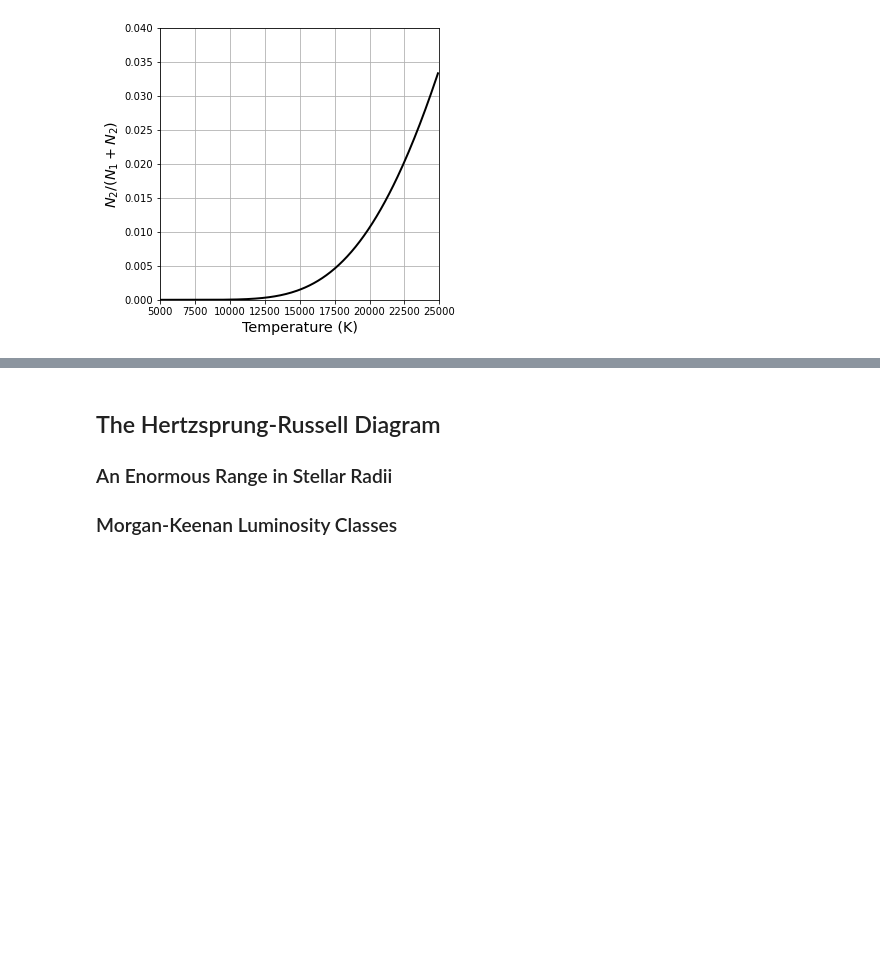
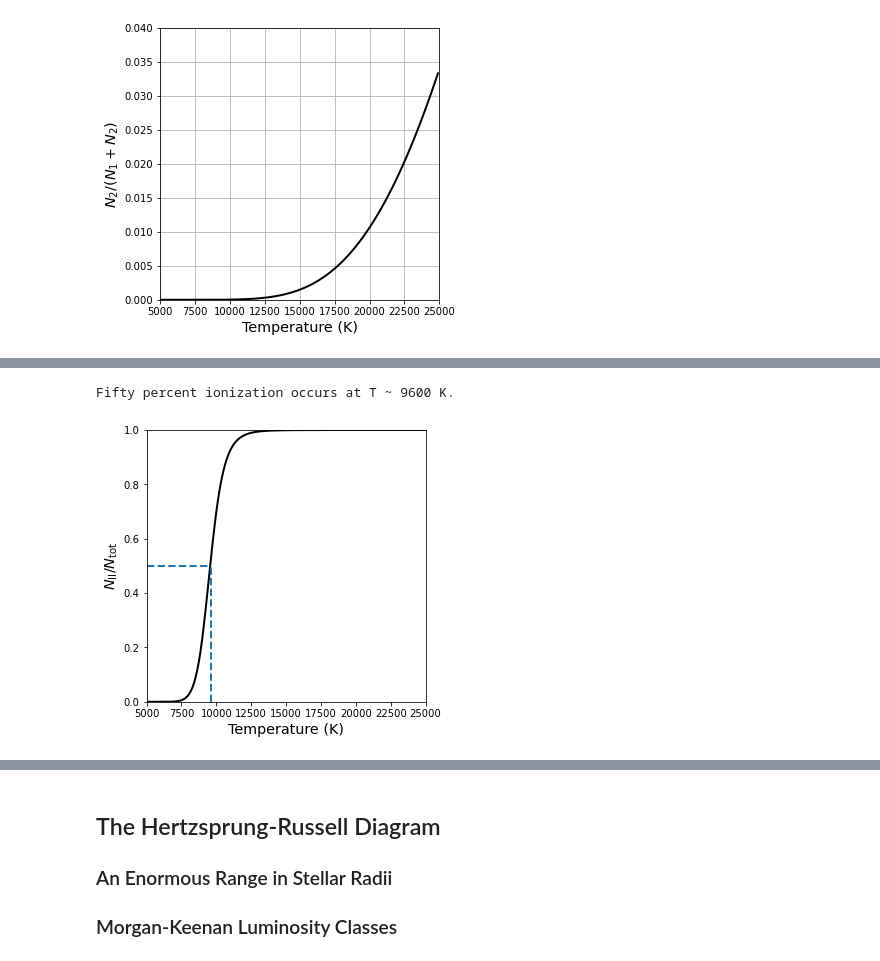
Before and after one commit to saturnaxis/ModernAstro, a Jupyter notebook: docs/_sources/Chapter_8/classification-of-stellar-spectra.ipynb, the cells around one changed output, grey strips where cells are left out. Drawn from its saved outputs; the diff is of its cells as text; code cells hidden in the pictures; blank space fills up the shorter version.

```diff
--- a/docs/_sources/Chapter_8/classification-of-stellar-spectra.ipynb
+++ b/docs/_sources/Chapter_8/classification-of-stellar-spectra.ipynb
@@ -290,0 +313,36 @@ Equation 8 is nown as the **Saha equation**, after the Indian astrophysicist [Me
+# %%
+def Saha_Eq_H12(P_e,T):
+    #return the fraction of ionized particles (N_II/N_I) for a pure hydrogen gas
+    kT = k_boltz*T
+    Z_I = 2. + 8.*np.exp(-10.2/kT)
+    return (2*kT/P_e)*(Z_II/Z_I)*(2.*np.pi*m_e*kT/h**2)**1.5*np.exp(-chi_I/kT)
+
+k_boltz = 1.38064852e-23 #J/K
+#Convert to Joules because P_e is in N/m^2
+chi_I = 13.6*1.60218e-19 #convert eV to J
+m_e = 9.10938356e-31 #kg; mass of electron; https://en.wikipedia.org/wiki/Electron
+h = 6.62607004e-34 #J/s Planck constant
+Z_II = 1.
+fs = 'x-large'
+
+fig = plt.figure(figsize=(5,5))
+ax = fig.add_subplot(111)
+T_rng = np.arange(5000,2.5e4,100)
+NII_NI = Saha_Eq_H12(20,T_rng)
+NII_Ntot = NII_NI/(1.+NII_NI)
+ax.plot(T_rng,NII_Ntot,'k-',lw=2)
+
+fifty_pct = np.where(np.abs(NII_Ntot-0.5)<0.025)[0]
+ax.axhline(0.5,0,(T_rng[fifty_pct]-5000)/2e4,linestyle='--',lw=2)
+ax.axvline(T_rng[fifty_pct],0,0.5,linestyle='--',lw=2)
+print("Fifty percent ionization occurs at T ~ %4d K." % T_rng[fifty_pct])
+
+ax.set_xlim(5000,25000)
+ax.set_ylim(0,1)
+
+
+ax.set_xlabel("Temperature (K)",fontsize=fs)
+ax.set_ylabel("$N_{\\rm II}/N_{\\rm tot}$",fontsize=fs);
+# %% [output]
+Fifty percent ionization occurs at T ~ 9600 K.
+[figure, added]
```
Also changed, not shown: parts of 4 cells of this notebook, 7 other files.
